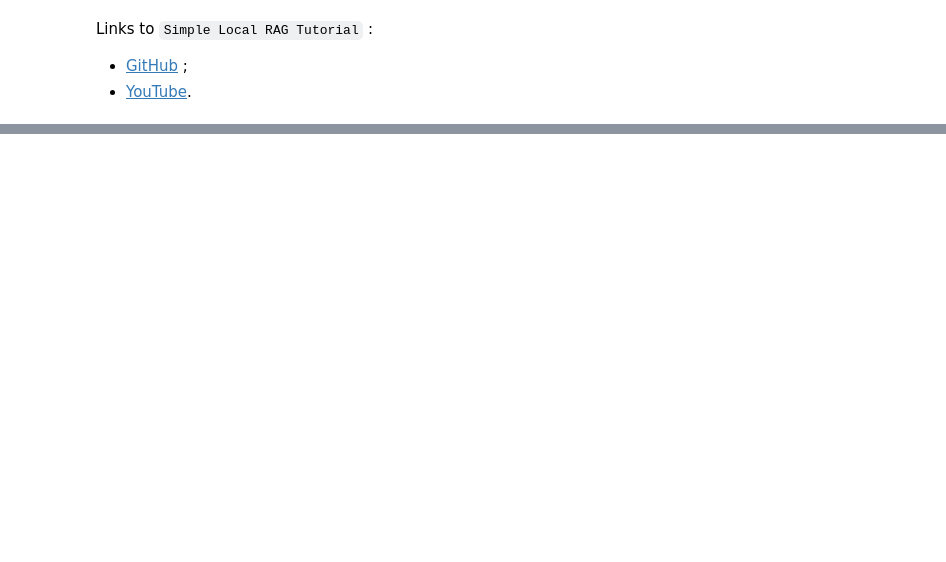
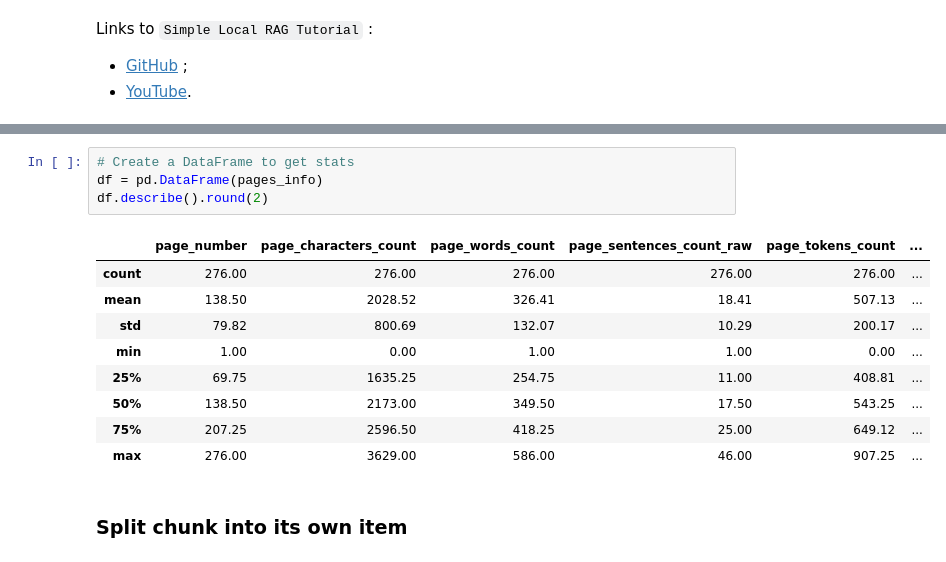
Before and after one commit to anquetos/gcp-professional-data-engineer-rag, a Jupyter notebook: test-pdf-import.ipynb, the cells around one changed output, grey strips where cells are left out. Saved outputs shown, nothing was run; the diff lists cells and outputs as text; blank space fills up the shorter version.

```diff
--- a/test-pdf-import.ipynb
+++ b/test-pdf-import.ipynb
@@ -71,0 +436,16 @@ followinG:
+# %%
+# Create a DataFrame to get stats
+df = pd.DataFrame(pages_info)
+df.describe().round(2)
+# %% [output]
+|  | page_number | page_characters_count | page_words_count | page_sentences_count_raw | page_tokens_count | ... |
+| count | 276.00 | 276.00 | 276.00 | 276.00 | 276.00 | ... |
+| mean | 138.50 | 2028.52 | 326.41 | 18.41 | 507.13 | ... |
+| std | 79.82 | 800.69 | 132.07 | 10.29 | 200.17 | ... |
+| min | 1.00 | 0.00 | 1.00 | 1.00 | 0.00 | ... |
+| 25% | 69.75 | 1635.25 | 254.75 | 11.00 | 408.81 | ... |
+| 50% | 138.50 | 2173.00 | 349.50 | 17.50 | 543.25 | ... |
+| 75% | 207.25 | 2596.50 | 418.25 | 25.00 | 649.12 | ... |
+| max | 276.00 | 3629.00 | 586.00 | 46.00 | 907.25 | ... |
+# %% [markdown]
+### Split chunk into its own item
```
Also changed, not shown: parts of 69 cells of this notebook.
